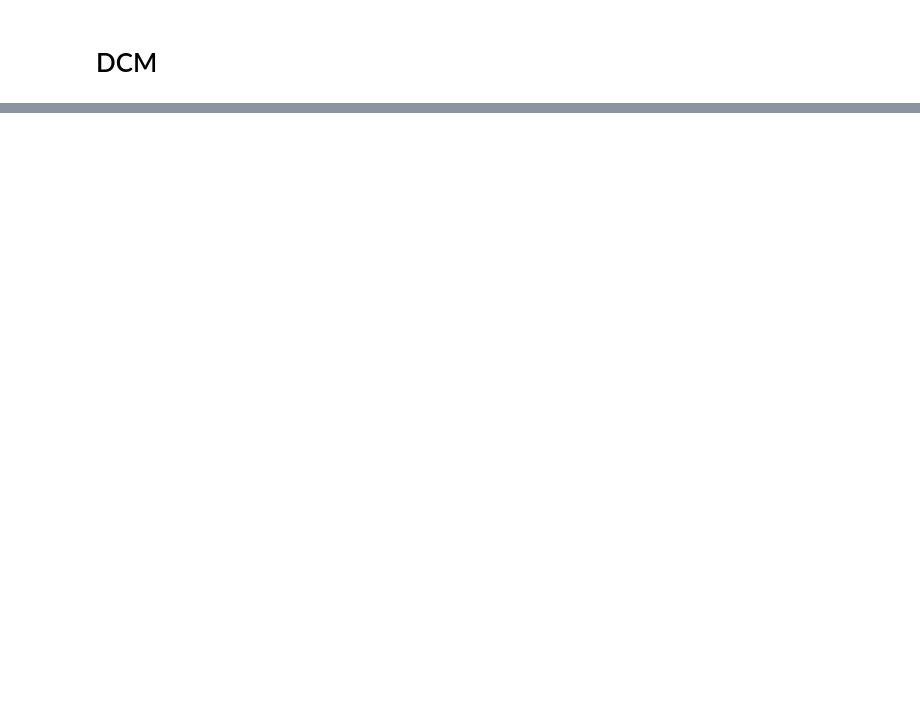
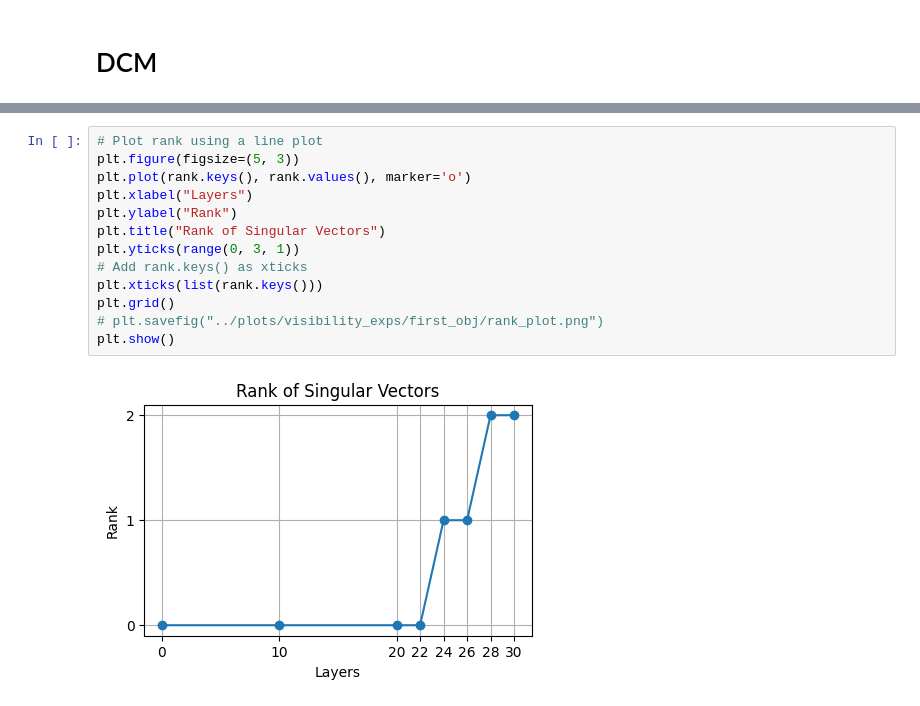
Before and after one commit to umango101/belief_tracking, a Jupyter notebook: notebooks/dcm.ipynb, the cells around one changed output, grey strips where cells are left out. Saved outputs shown, nothing was run; the diff lists cells and outputs as text; blank space fills up the shorter version.

```diff
--- a/notebooks/dcm.ipynb
+++ b/notebooks/dcm.ipynb
@@ -389,0 +424,15 @@ tensor([0, 1, 2, 5], device='cuda:7')
+# %%
+# Plot rank using a line plot
+plt.figure(figsize=(5, 3))
+plt.plot(rank.keys(), rank.values(), marker='o')
+plt.xlabel("Layers")
+plt.ylabel("Rank")
+plt.title("Rank of Singular Vectors")
+plt.yticks(range(0, 3, 1))
+# Add rank.keys() as xticks
+plt.xticks(list(rank.keys()))
+plt.grid()
+# plt.savefig("../plots/visibility_exps/first_obj/rank_plot.png")
+plt.show()
+# %% [output]
+[figure, added]
```
Also changed, not shown: parts of 12 cells of this notebook, 8 other files.
